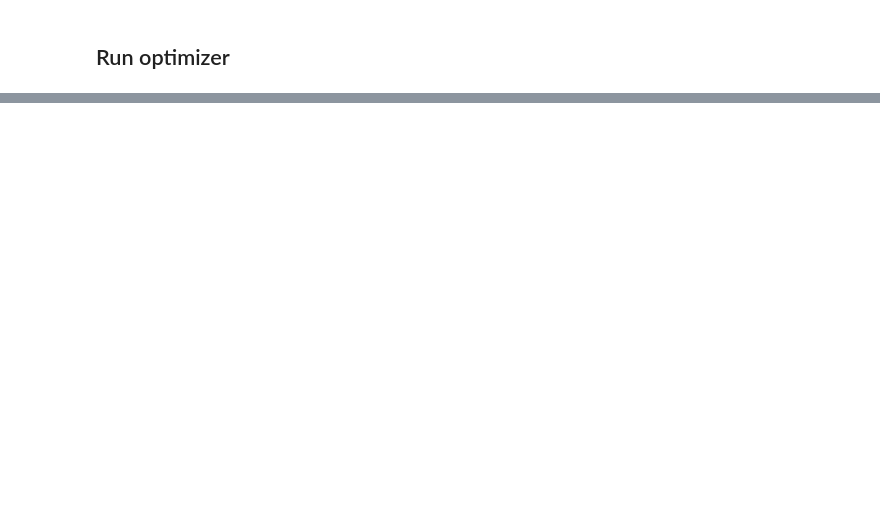
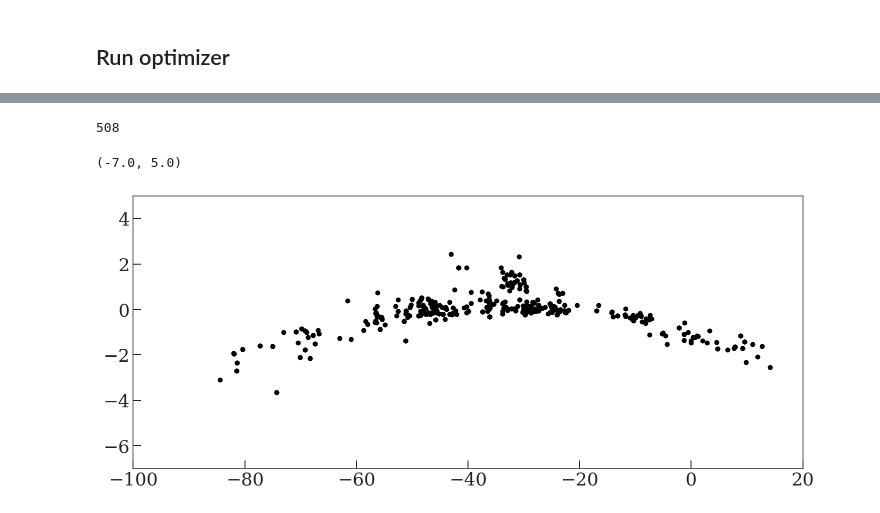
Before and after one commit to adrn/gd1-dr3, a Jupyter notebook: notebooks/6-RV-members.ipynb, the cells around one changed output, grey strips where cells are left out. Cells and saved outputs as stored; diff of their text form; code cells hidden in the pictures; blank space fills up the shorter version.

```diff
--- a/notebooks/6-RV-members.ipynb
+++ b/notebooks/6-RV-members.ipynb
@@ -959,0 +854,17 @@ ax.set_ylim(-500, 400)
+# %%
+prob_mask = post_prob > 0.5
+print(prob_mask.sum())
+
+fig, ax = plt.subplots(1, 1, figsize=(12, 5))
+ax.plot(
+    all_stacked['gd1_phi1'][prob_mask],
+    all_stacked['gd1_phi2'][prob_mask],
+    marker='o',
+    ls='none'
+)
+ax.set_xlim(-100, 20)
+ax.set_ylim(-7, 5)
+# %% [output]
+508
+(-7.0, 5.0)
+[figure, added]
```
Also changed, not shown: parts of 37 cells of this notebook, 1 other file.
